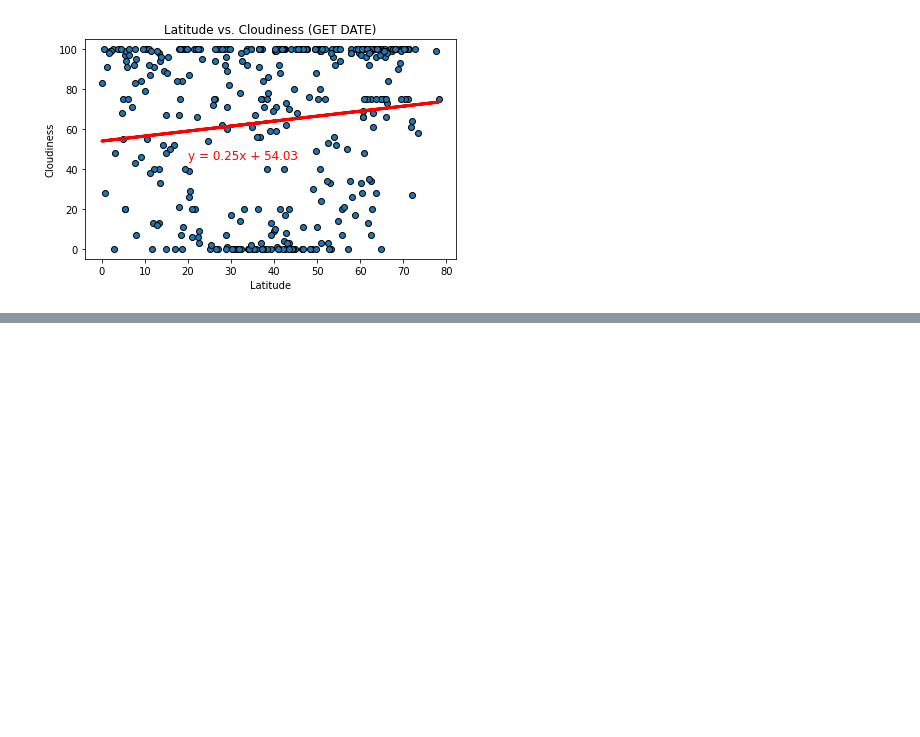
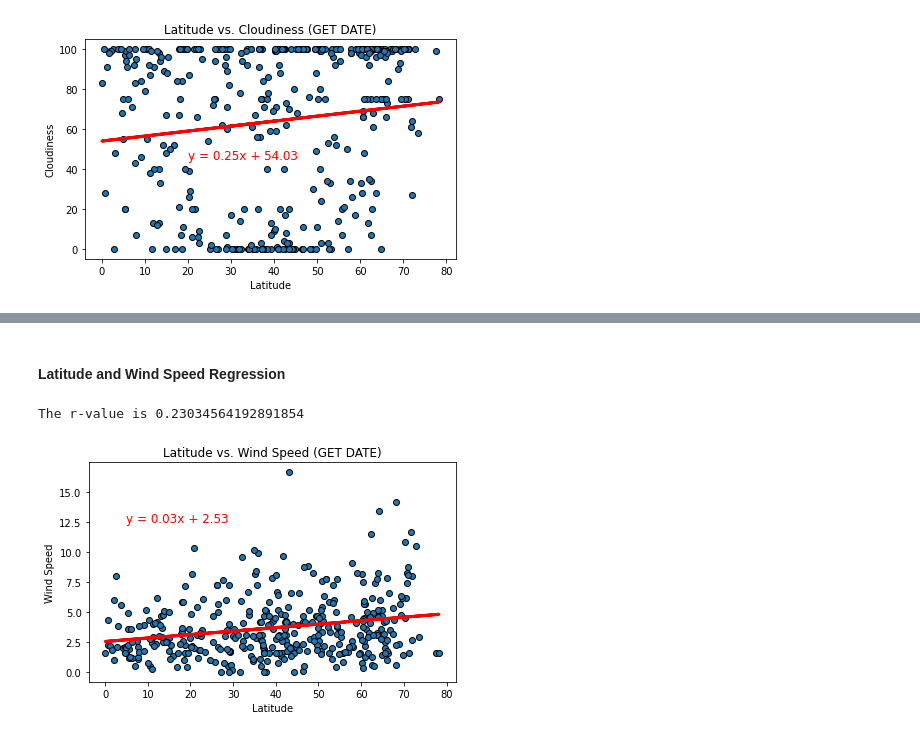
Before and after one commit to Wheezyotter/python-api-challenge, a Jupyter notebook: WeatherPy/WeatherPy.ipynb, the cells around one changed output, grey strips where cells are left out. Saved outputs shown, nothing was run; the diff lists cells and outputs as text; code cells hidden in the pictures; blank space fills up the shorter version.

```diff
--- a/WeatherPy/WeatherPy.ipynb
+++ b/WeatherPy/WeatherPy.ipynb
@@ -325,0 +368,11 @@ The r-value is 0.12891268923384644
+# %% [markdown]
+#### Latitude and Wind Speed Regression
+# %%
+# All wind records in the northern hemisphere
+wind_N = north_hemisphere["Wind Speed"]
+
+# Calculates and plots the regression line
+lin_regress_plot(lat_N, wind_N, "Wind Speed", 5, 12.5, "Fig11_wind_N")
+# %% [output]
+The r-value is 0.23034564192891854
+[figure, added]
```
Also changed, not shown: parts of 12 cells of this notebook.
